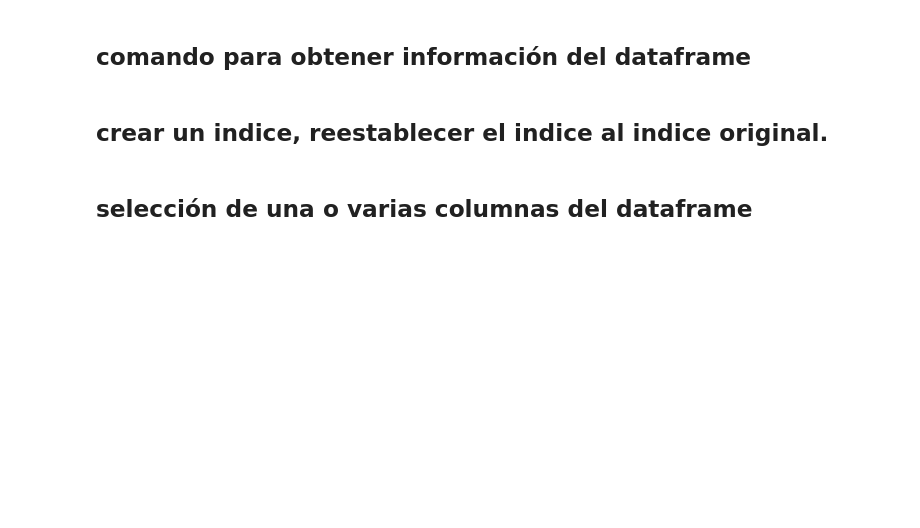
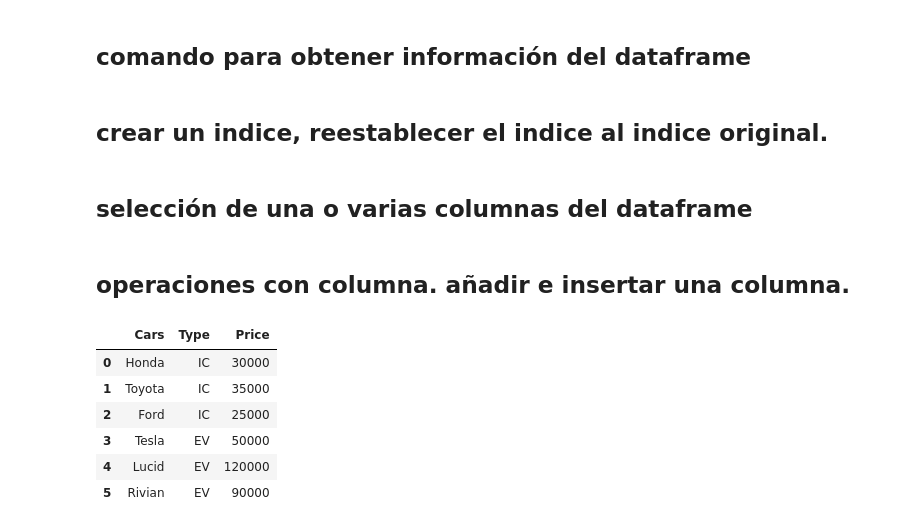
Before and after one commit to pacomm5/Plantillas, a Jupyter notebook: PANDAS.ipynb, the cells around one changed output. Saved outputs shown, nothing was run; the diff lists cells and outputs as text; code cells hidden in the pictures; blank space fills up the shorter version.

```diff
--- a/PANDAS.ipynb
+++ b/PANDAS.ipynb
@@ -463,0 +478,18 @@ housing_df = pd.read_csv("el archivo que sea", index_col = "Ciudad")
+# %% [markdown]
+## operaciones con columna. añadir e insertar una columna.
+# %%
+import pandas as pd
+# Add a column
+cars_df = pd.DataFrame({'Cars':['Honda', 'Toyota','Ford','Tesla','Lucid','Rivian'],
+                        'Type':['IC', 'IC', 'IC', 'EV', 'EV', 'EV']})
+# %%
+cars_df['Price'] = [30000, 35000,25000,50000,120000,90000]
+cars_df
+# %% [output]
+|  | Cars | Type | Price |
+| 0 | Honda | IC | 30000 |
+| 1 | Toyota | IC | 35000 |
+| 2 | Ford | IC | 25000 |
+| 3 | Tesla | EV | 50000 |
+| 4 | Lucid | EV | 120000 |
+| 5 | Rivian | EV | 90000 |
```
Also changed, not shown: parts of 99 cells of this notebook.
